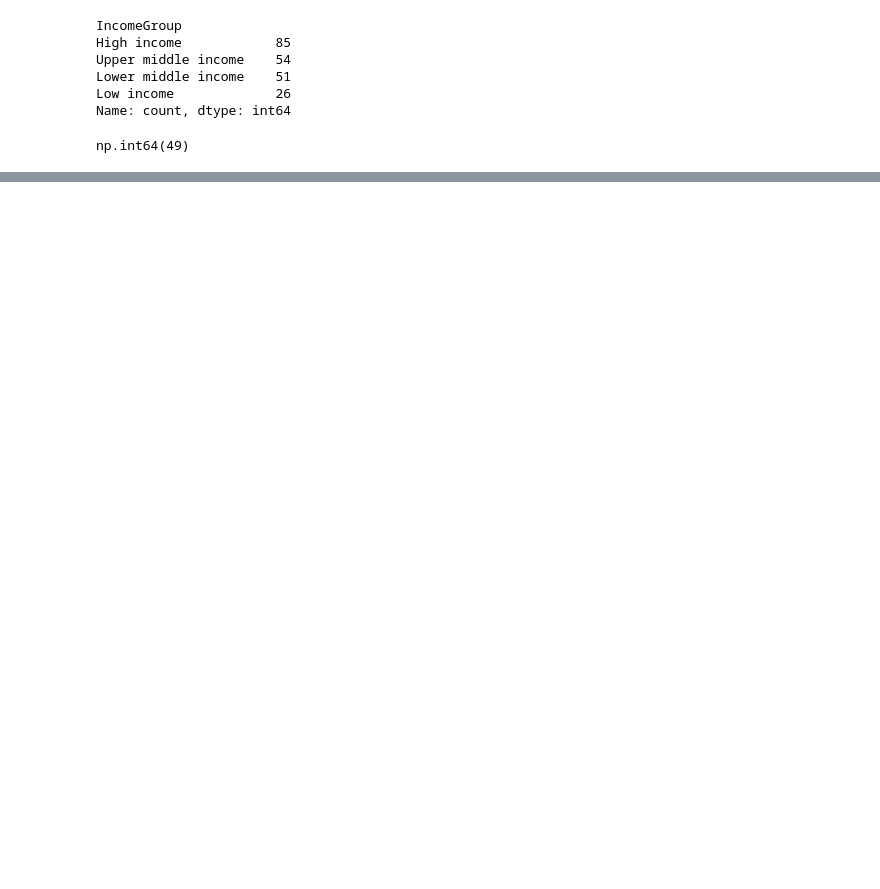
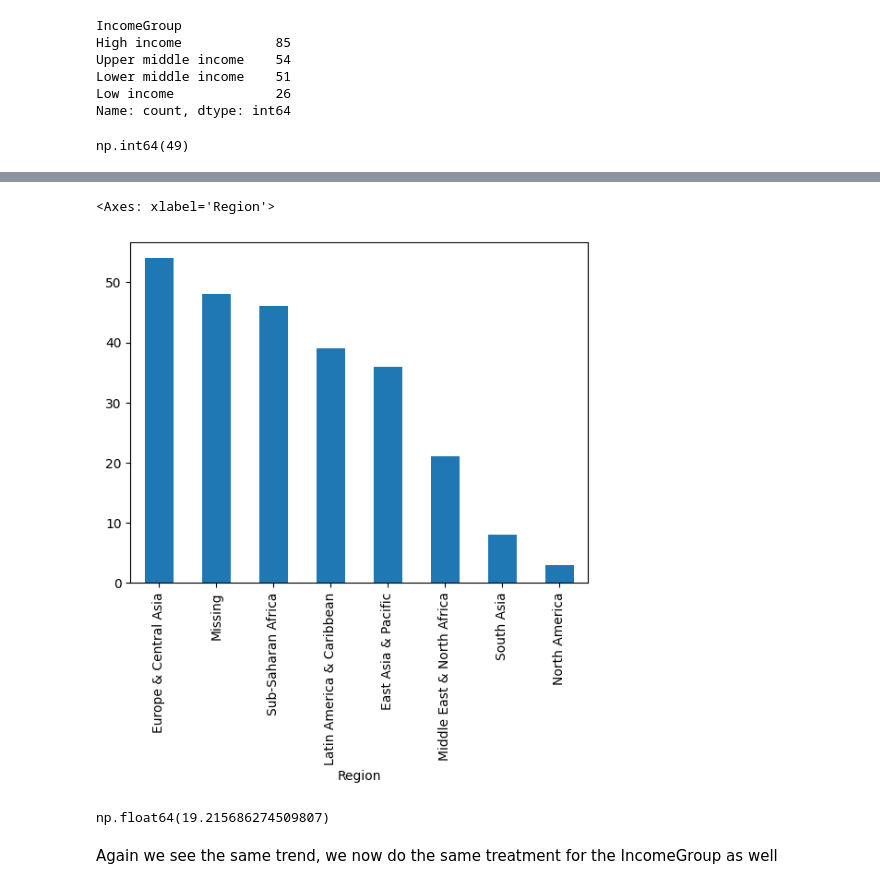
Before and after one commit to Aalok-Git/Python_Projects, a Jupyter notebook: Agricultural data/Agri_notebook.ipynb, the cells around one changed output, grey strips where cells are left out. Saved outputs shown, nothing was run; the diff lists cells and outputs as text; code cells hidden in the pictures; blank space fills up the shorter version.

```diff
--- a/Agricultural data/Agri_notebook.ipynb
+++ b/Agricultural data/Agri_notebook.ipynb
@@ -128,0 +272,13 @@ np.int64(49)
+# %%
+df_filter["Region"].fillna("Missing", inplace= True)
+# %%
+df_filter["Region"].value_counts().plot(kind= "bar")
+# %% [output]
+<Axes: xlabel='Region'>
+[figure, added]
+# %%
+df_filter["IncomeGroup"].isnull().mean()*100
+# %% [output]
+np.float64(19.215686274509807)
+# %% [markdown]
+Again we see the same trend, we now do the same treatment for the IncomeGroup as well
```
Also changed, not shown: parts of 20 cells of this notebook.
